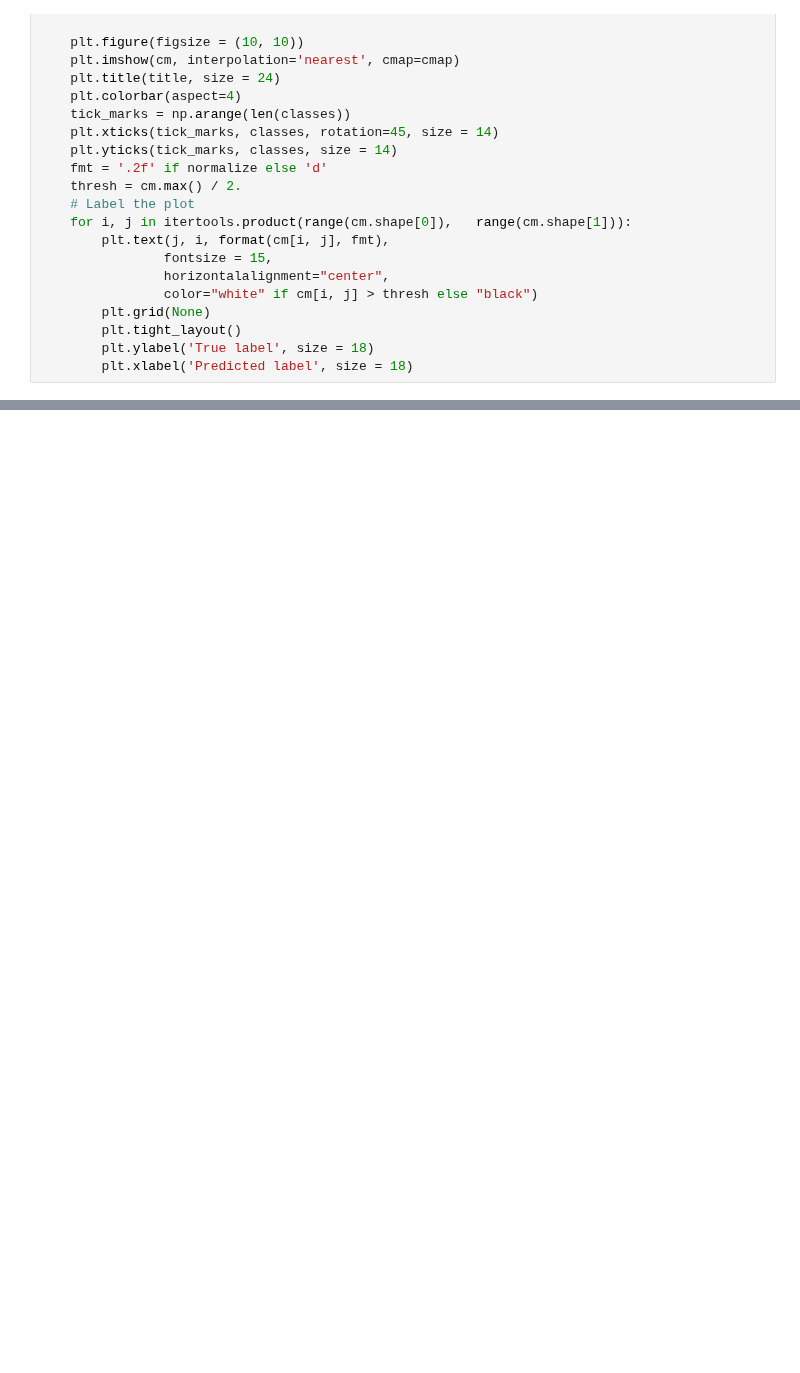
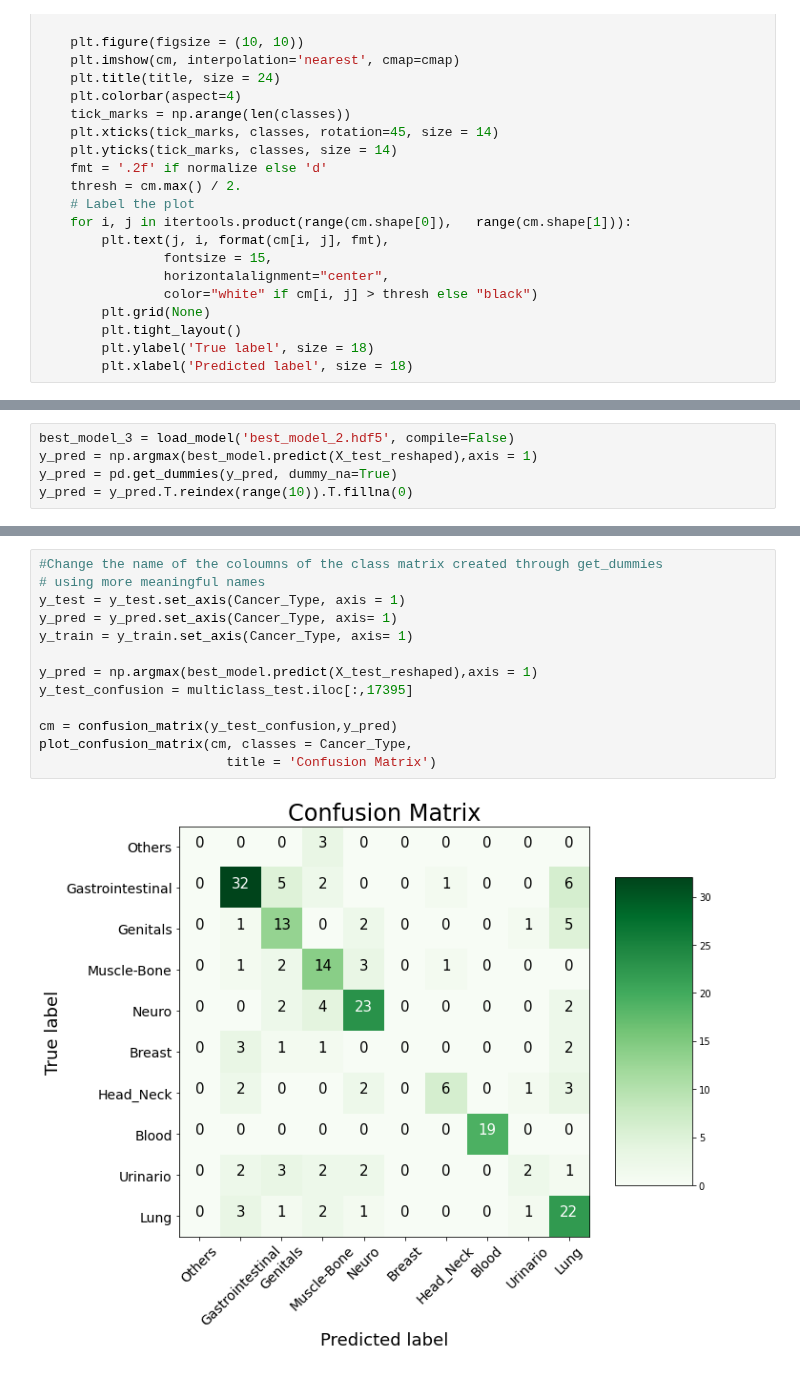
Before and after one commit to chiaraboetti/SML-project, a Jupyter notebook: model/multiclass/NN_multiclass.ipynb, the cells around one changed output, grey strips where cells are left out. Saved outputs shown, nothing was run; the diff lists cells and outputs as text; blank space fills up the shorter version.

```diff
--- a/model/multiclass/NN_multiclass.ipynb
+++ b/model/multiclass/NN_multiclass.ipynb
@@ -279,0 +483,5 @@ plot_confusion_matrix(cm, classes = Cancer_Type,
+# %%
+best_model_3 = load_model('best_model_2.hdf5', compile=False)
+y_pred = np.argmax(best_model.predict(X_test_reshaped),axis = 1)
+y_pred = pd.get_dummies(y_pred, dummy_na=True)
+y_pred = y_pred.T.reindex(range(10)).T.fillna(0)
@@ -279,0 +490,15 @@ plot_confusion_matrix(cm, classes = Cancer_Type,
+# %%
+#Change the name of the coloumns of the class matrix created through get_dummies
+# using more meaningful names
+y_test = y_test.set_axis(Cancer_Type, axis = 1)
+y_pred = y_pred.set_axis(Cancer_Type, axis= 1)
+y_train = y_train.set_axis(Cancer_Type, axis= 1)
+
+y_pred = np.argmax(best_model.predict(X_test_reshaped),axis = 1)
+y_test_confusion = multiclass_test.iloc[:,17395]
+
+cm = confusion_matrix(y_test_confusion,y_pred)
+plot_confusion_matrix(cm, classes = Cancer_Type,
+                        title = 'Confusion Matrix')
+# %% [output]
+[figure, added]
```
Also changed, not shown: parts of 23 cells of this notebook, 1 other file.
